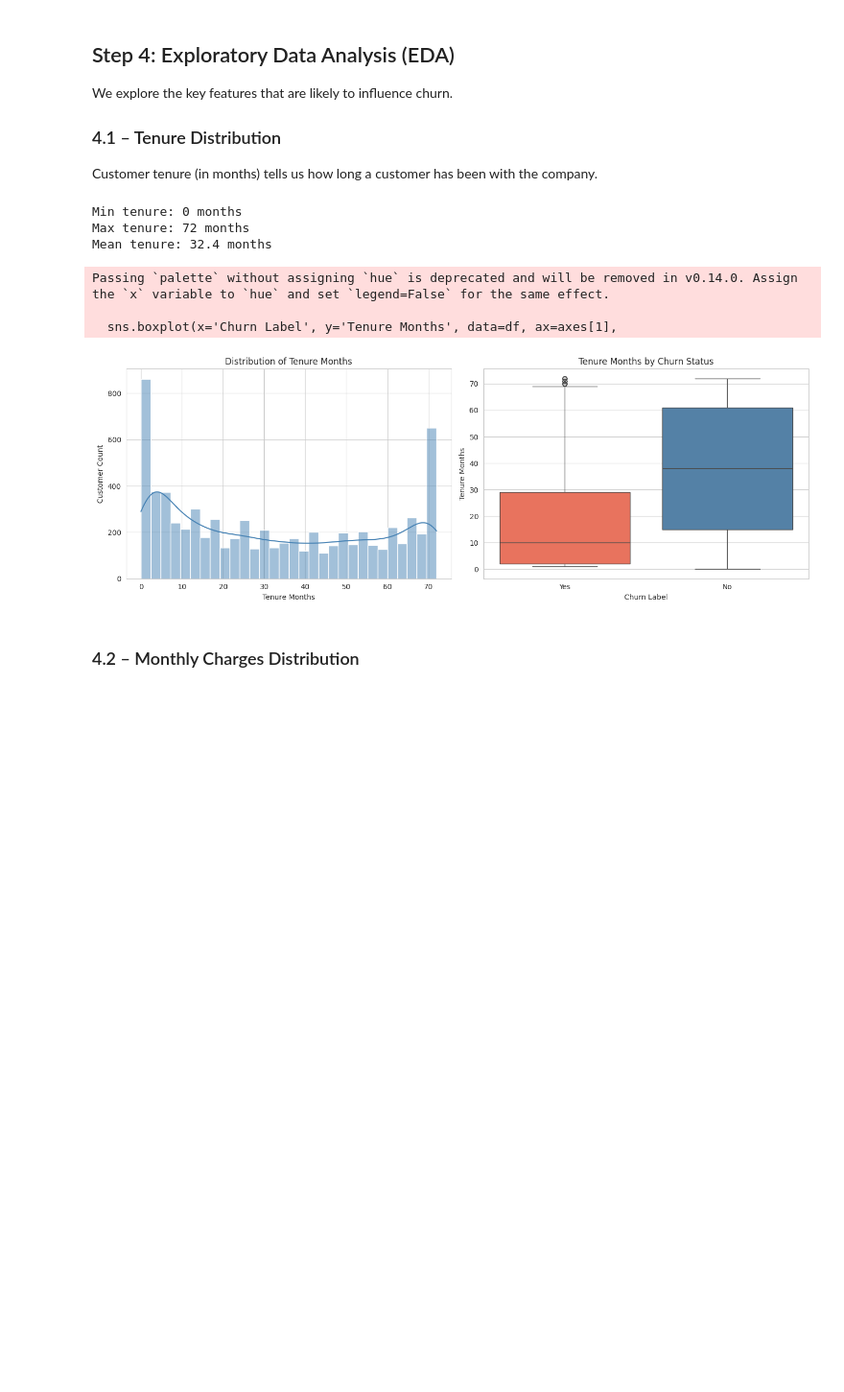
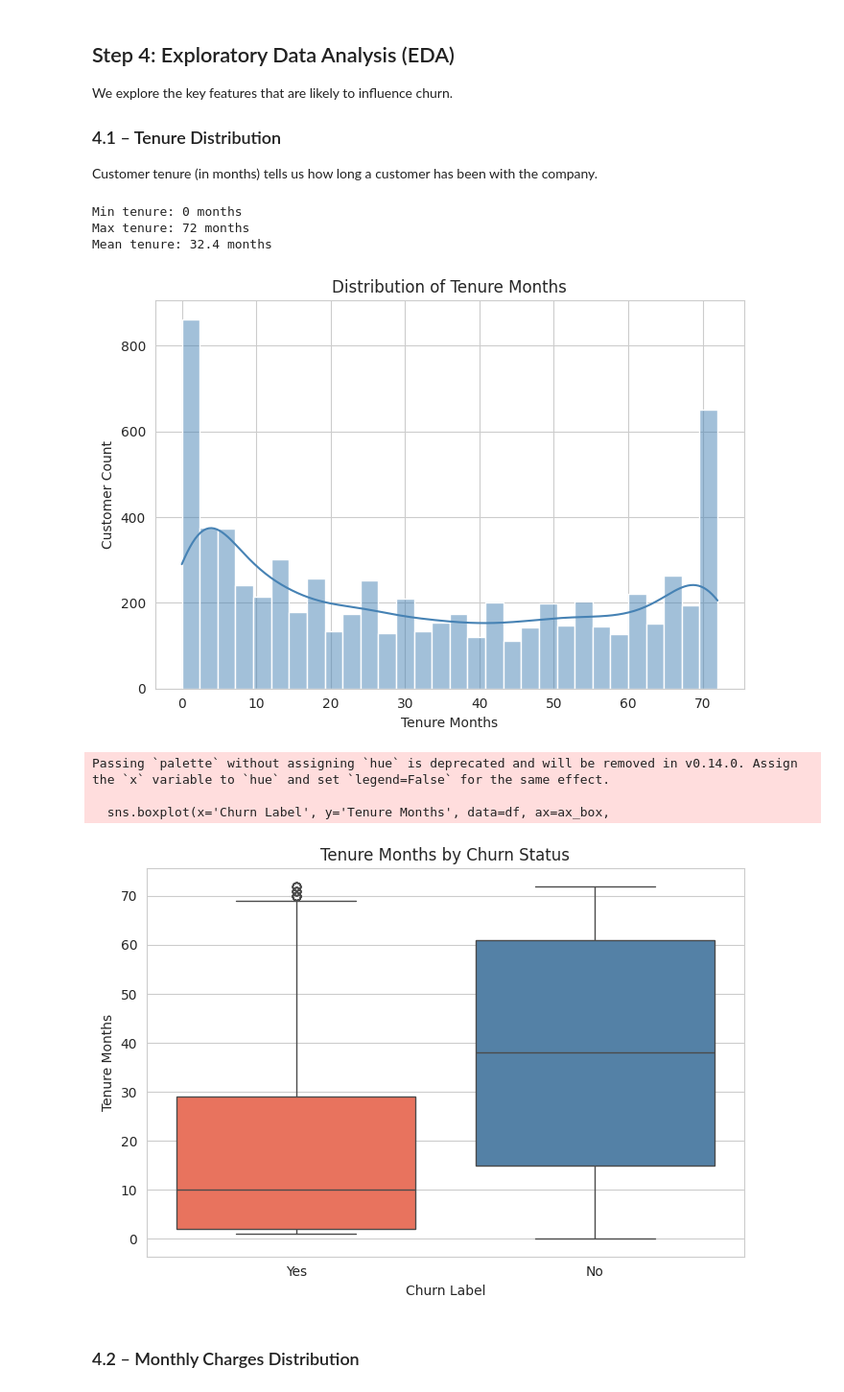
Before and after one commit to Rishabh-8755/CUSTOMER-SEGMENTATION-PROJECT, a Jupyter notebook: Telco_Churn_Analysis_XGBoost (1).ipynb, the cells around one changed output. Shown at 96% size. Drawn from its saved outputs; the diff is of its cells as text; code cells hidden in the pictures; blank space fills up the shorter version.

```diff
--- a/Telco_Churn_Analysis_XGBoost (1).ipynb
+++ b/Telco_Churn_Analysis_XGBoost (1).ipynb
@@ -146,33 +149,35 @@ Customer tenure (in months) tells us how long a customer has been with the compa
 # %%
 print(f"Min tenure: {df['Tenure Months'].min()} months")
 print(f"Max tenure: {df['Tenure Months'].max()} months")
 print(f"Mean tenure: {df['Tenure Months'].mean():.1f} months")
 
-fig, axes = plt.subplots(1, 2, figsize=(14, 5))
-
-# Histogram
-sns.histplot(df['Tenure Months'], bins=30, kde=True, ax=axes[0], color='steelblue')
-axes[0].set_title('Distribution of Tenure Months')
-axes[0].set_xlabel('Tenure Months')
-axes[0].set_ylabel('Customer Count')
-
-# Box plot by churn
-sns.boxplot(x='Churn Label', y='Tenure Months', data=df, ax=axes[1],
-            palette={'No': 'steelblue', 'Yes': 'tomato'})
-axes[1].set_title('Tenure Months by Churn Status')
-axes[1].set_xlabel('Churn Label')
-axes[1].set_ylabel('Tenure Months')
-
+# Plot 1: Histogram
+fig_hist, ax_hist = plt.subplots(figsize=(7, 5))
+sns.histplot(df['Tenure Months'], bins=30, kde=True, ax=ax_hist, color='steelblue')
+ax_hist.set_title('Distribution of Tenure Months')
+ax_hist.set_xlabel('Tenure Months')
+ax_hist.set_ylabel('Customer Count')
 plt.tight_layout()
 plt.show()
+
+# Plot 2: Box plot by churn
+fig_box, ax_box = plt.subplots(figsize=(7, 5))
+sns.boxplot(x='Churn Label', y='Tenure Months', data=df, ax=ax_box,
+            palette={'No': 'steelblue', 'Yes': 'tomato'})
+ax_box.set_title('Tenure Months by Churn Status')
+ax_box.set_xlabel('Churn Label')
+ax_box.set_ylabel('Tenure Months')
+plt.tight_layout()
+plt.show()
 # %% [output]
 Min tenure: 0 months
 Max tenure: 72 months
 Mean tenure: 32.4 months
+[figure, new version]
 Passing `palette` without assigning `hue` is deprecated and will be removed in v0.14.0. Assign the `x` variable to `hue` and set `legend=False` for the same effect.
 
-  sns.boxplot(x='Churn Label', y='Tenure Months', data=df, ax=axes[1],
+  sns.boxplot(x='Churn Label', y='Tenure Months', data=df, ax=ax_box,
-[figure, old version]
+[figure, added]
 # %% [markdown]
 ### 4.2 – Monthly Charges Distribution
 # %%
```
Also changed, not shown: parts of 7 cells of this notebook.
